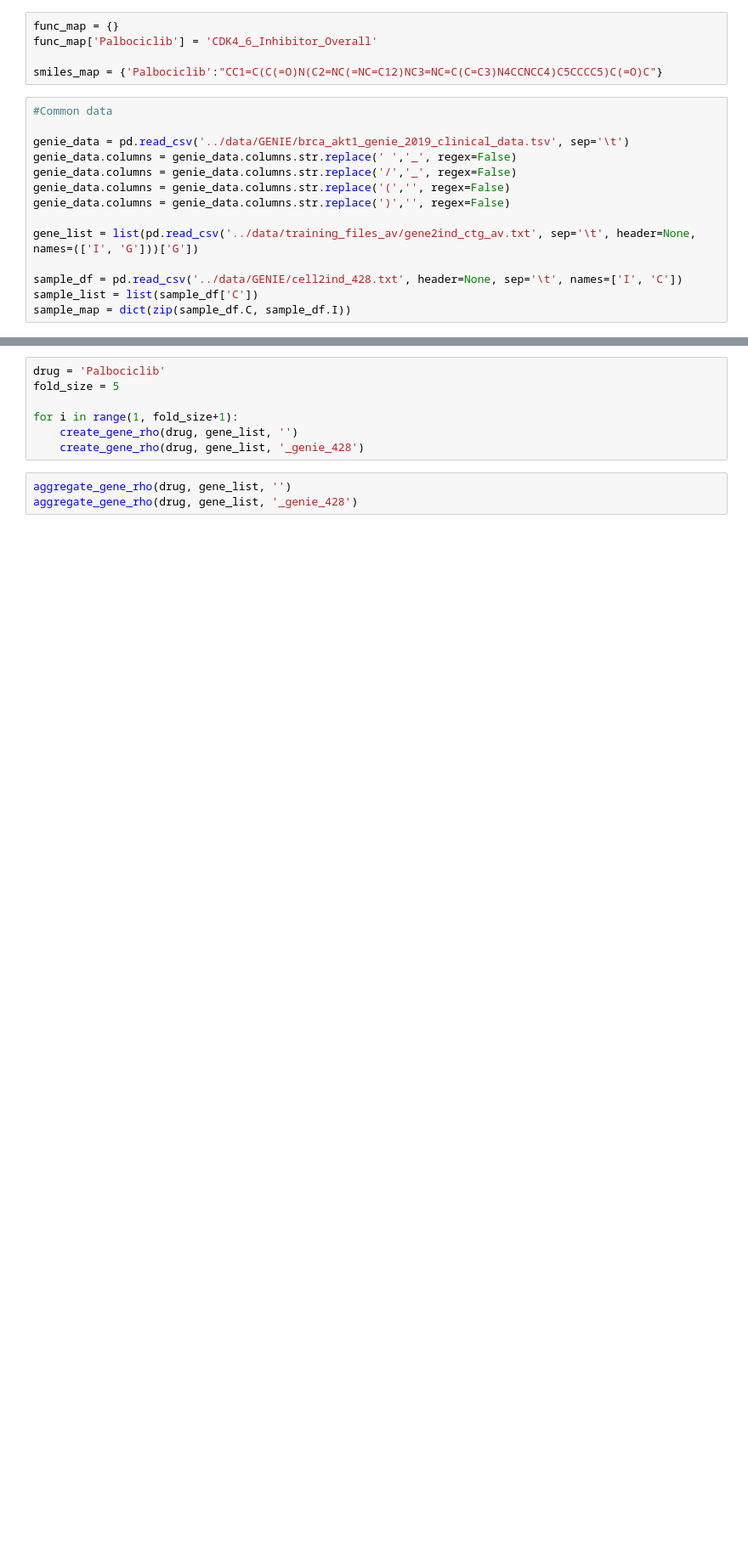
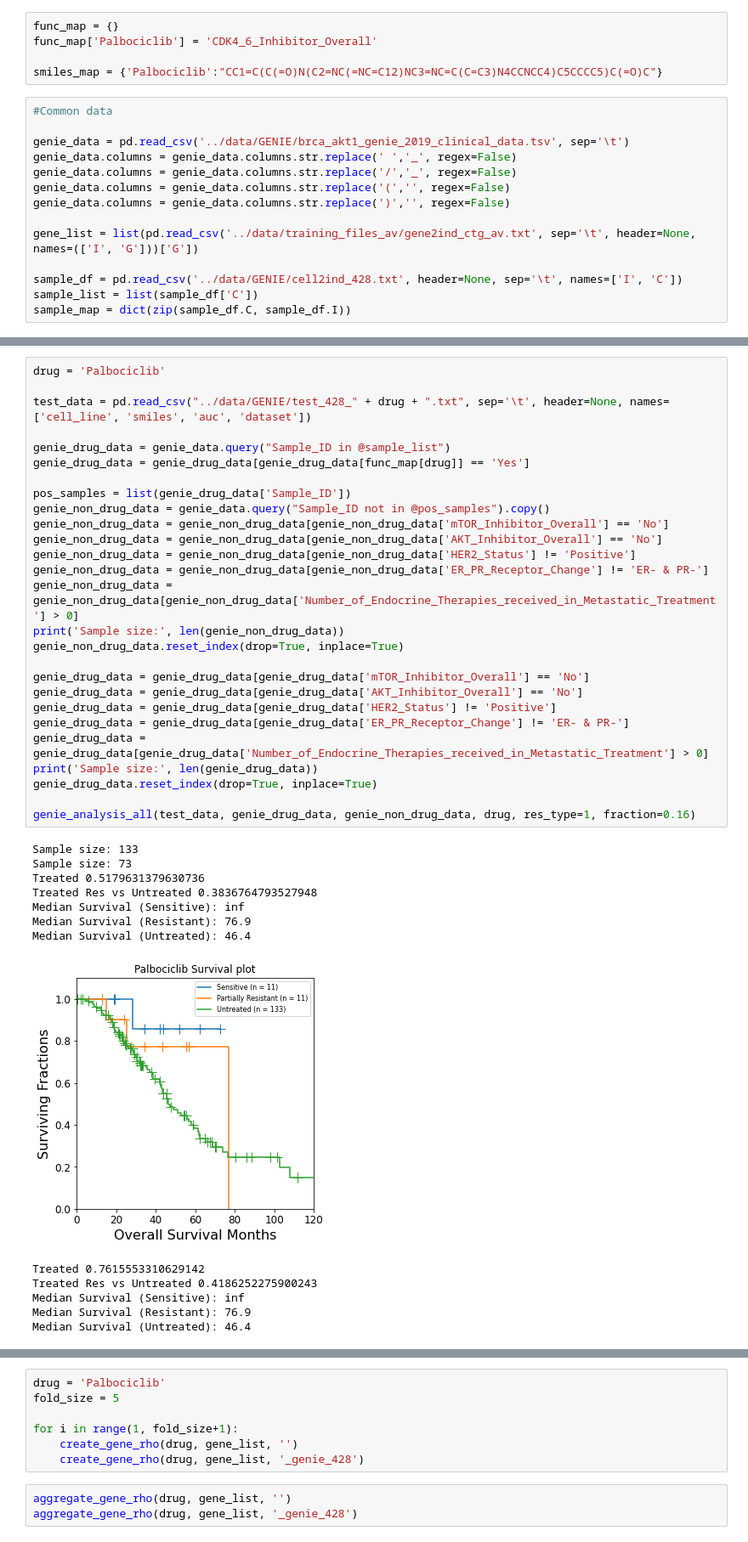
Before and after one commit to aksinghal5590/dcodr, a Jupyter notebook: notebooks/genie_analysis_majority.ipynb, the cells around one changed output, grey strips where cells are left out. Shown at 85% size. Drawn from its saved outputs; the diff is of its cells as text; blank space fills up the shorter version.

```diff
--- a/notebooks/genie_analysis_majority.ipynb
+++ b/notebooks/genie_analysis_majority.ipynb
@@ -438,0 +1292,41 @@ km_fig_non_palbo.savefig('../plots/figure6/survival_non_' + drug + '.svg')
+# %%
+drug = 'Palbociclib'
+
+test_data = pd.read_csv("../data/GENIE/test_428_" + drug + ".txt", sep='\t', header=None, names=['cell_line', 'smiles', 'auc', 'dataset'])
+
+genie_drug_data = genie_data.query("Sample_ID in @sample_list")
+genie_drug_data = genie_drug_data[genie_drug_data[func_map[drug]] == 'Yes']
+
+pos_samples = list(genie_drug_data['Sample_ID'])
+genie_non_drug_data = genie_data.query("Sample_ID not in @pos_samples").copy()
+genie_non_drug_data = genie_non_drug_data[genie_non_drug_data['mTOR_Inhibitor_Overall'] == 'No']
+genie_non_drug_data = genie_non_drug_data[genie_non_drug_data['AKT_Inhibitor_Overall'] == 'No']
+genie_non_drug_data = genie_non_drug_data[genie_non_drug_data['HER2_Status'] != 'Positive']
+genie_non_drug_data = genie_non_drug_data[genie_non_drug_data['ER_PR_Receptor_Change'] != 'ER- & PR-']
+genie_non_drug_data = genie_non_drug_data[genie_non_drug_data['Number_of_Endocrine_Therapies_received_in_Metastatic_Treatment'] > 0]
+print('Sample size:', len(genie_non_drug_data))
+genie_non_drug_data.reset_index(drop=True, inplace=True)
+
+genie_drug_data = genie_drug_data[genie_drug_data['mTOR_Inhibitor_Overall'] == 'No']
+genie_drug_data = genie_drug_data[genie_drug_data['AKT_Inhibitor_Overall'] == 'No']
+genie_drug_data = genie_drug_data[genie_drug_data['HER2_Status'] != 'Positive']
+genie_drug_data = genie_drug_data[genie_drug_data['ER_PR_Receptor_Change'] != 'ER- & PR-']
+genie_drug_data = genie_drug_data[genie_drug_data['Number_of_Endocrine_Therapies_received_in_Metastatic_Treatment'] > 0]
+print('Sample size:', len(genie_drug_data))
+genie_drug_data.reset_index(drop=True, inplace=True)
+
+genie_analysis_all(test_data, genie_drug_data, genie_non_drug_data, drug, res_type=1, fraction=0.16)
+# %% [output]
+Sample size: 133
+Sample size: 73
+Treated 0.5179631379630736
+Treated Res vs Untreated 0.3836764793527948
+Median Survival (Sensitive): inf
+Median Survival (Resistant): 76.9
+Median Survival (Untreated): 46.4
+[figure, added]
+Treated 0.7615553310629142
+Treated Res vs Untreated 0.4186252275900243
+Median Survival (Sensitive): inf
+Median Survival (Resistant): 76.9
+Median Survival (Untreated): 46.4
```
Also changed, not shown: parts of 69 cells of this notebook, 19 other files.
